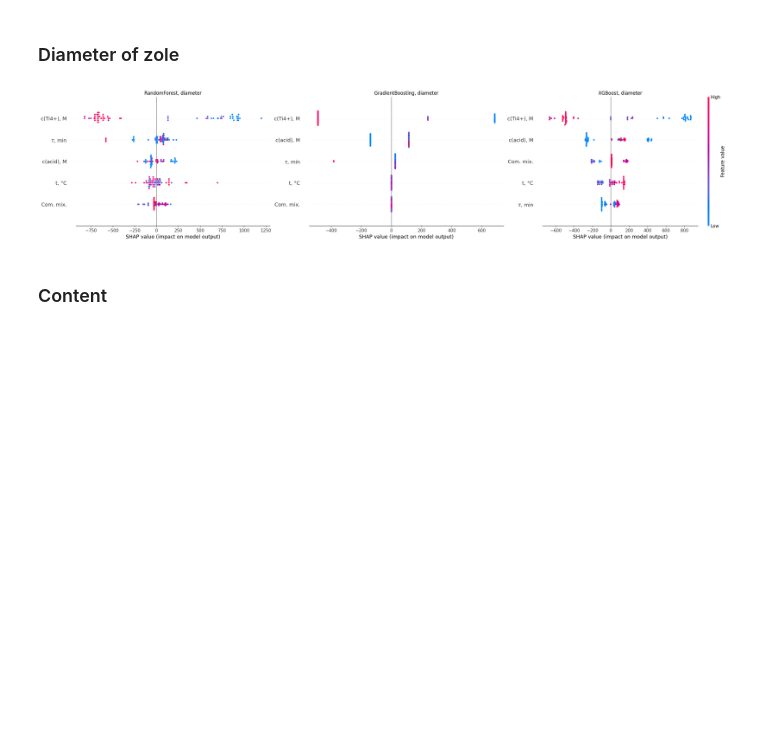
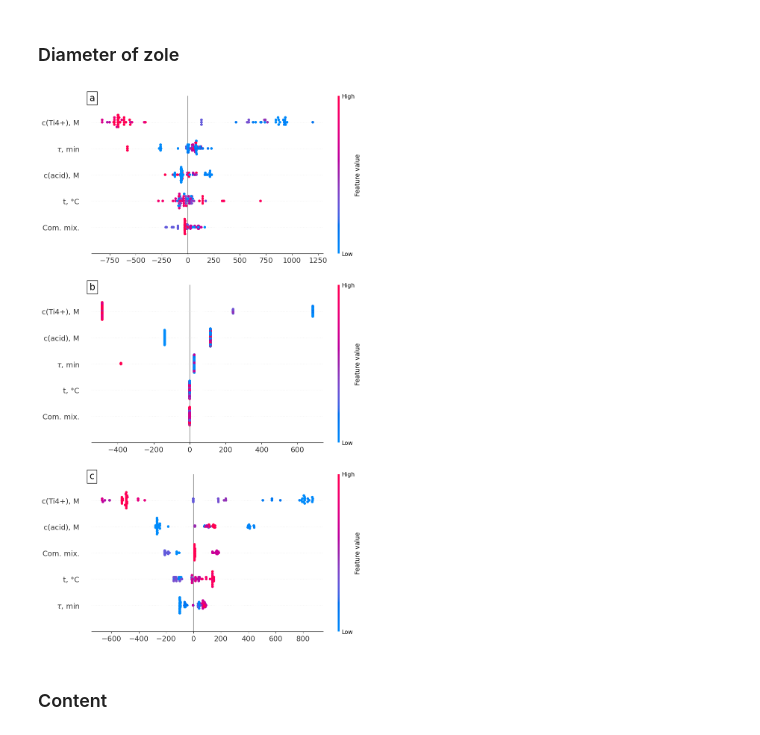
Before and after one commit to Kumokage/ChemML, a Jupyter notebook: notebooks/titane_sole/titane_sole-third.ipynb, the cells around one changed output. Drawn from its saved outputs; the diff is of its cells as text; code cells hidden in the pictures; blank space fills up the shorter version.

```diff
--- a/notebooks/titane_sole/titane_sole-third.ipynb
+++ b/notebooks/titane_sole/titane_sole-third.ipynb
@@ -408,7 +398,7 @@ def explain(model, X=X, name="model", is_save=False, color_bar=False):
     X = X.rename(columns={'Composition mixtures': 'Com. mix.'})
     explainer = shap.Explainer(model, X)
     shap_values = explainer(X)
-    shap.plots.beeswarm(shap_values, plot_size=[10, 6], show=False, color_bar=color_bar)
+    shap.plots.beeswarm(shap_values, plot_size=[10, 6], s=26, show=False, color_bar=color_bar)
     if is_save:
         plt.savefig(f'{artifacts_path}{name} shap.png', bbox_inches='tight')
 # %% [markdown]
@@ -433,24 +423,43 @@ plt.savefig(f'{artifacts_path}Stability shap.png', bbox_inches='tight')
 [figure]
 # %% [markdown]
 ### Diameter of zole
-# %%
-plt.figure(figsize=(20, 20))
-plt.subplot(1, 3, 1)
-plt.title("RandomForest, diameter")
-explain(d_rf, name="RandomForest, diameter")
-plt.subplot(1, 3, 2)
-plt.title("GradientBoosting, diameter")
-explain(d_grad, name="GradientBoosting, diameter")
-plt.subplot(1, 3, 3)
-plt.title("XGBoost, diameter")
-explain(d_xgboost, name="XGBoost, diameter", color_bar=True)
-plt.subplots_adjust(
-    right=2.5
-)
-
-plt.savefig(f'{artifacts_path}Diameter shap.png', bbox_inches='tight')
-# %% [output]
-[figure, removed]
+# %%
+from matplotlib.offsetbox import AnchoredText
+
+plt.figure(figsize=(10, 20))
+plt.subplot(3, 1, 1)
+y = 0.02
+x = 1.03
+# plt.title("a", y=y, x=x, fontsize=18)
+txt = AnchoredText("a", loc="upper left", pad=0.25, borderpad=-0.5, prop=dict(fontsize="xx-large"))
+plt.gca().add_artist(txt)
+explain(d_rf, name="RandomForest, diameter", color_bar=True)
+plt.xlabel('', fontsize=14)
+plt.ylabel('', fontsize=14)
+plt.tick_params(axis='both', labelsize=14)
+plt.subplot(3, 1, 2)
+# plt.title("b", y=y, x=x, fontsize=18)
+txt = AnchoredText("b", loc="upper left", pad=0.25, borderpad=-0.5, prop=dict(fontsize="xx-large"))
+plt.gca().add_artist(txt)
+explain(d_grad, name="GradientBoosting, diameter", color_bar=True)
+plt.xlabel('', fontsize=14)
+plt.ylabel('', fontsize=14)
+plt.tick_params(axis='both', labelsize=14)
+plt.subplot(3, 1, 3)
+# plt.title("c", y=y, x=x, fontsize=18)
+txt = AnchoredText("c", loc="upper left", pad=0.25, borderpad=-0.5, prop=dict(fontsize="xx-large"))
+plt.gca().add_artist(txt)
+explain(d_xgboost, name="XGBoost, diameter", color_bar=True)
+plt.subplots_adjust(
+    top=2.5
+)
+plt.xlabel('', fontsize=14)
+plt.ylabel('', fontsize=14)
+plt.tick_params(axis='both', labelsize=14)
+
+plt.savefig(f'{artifacts_path}Diameter shap.png', bbox_inches='tight')
+# %% [output]
+[figure, added]
 # %% [markdown]
 ### Content
 # %%
```
Also changed, not shown: parts of 8 cells of this notebook, 14 other files.
